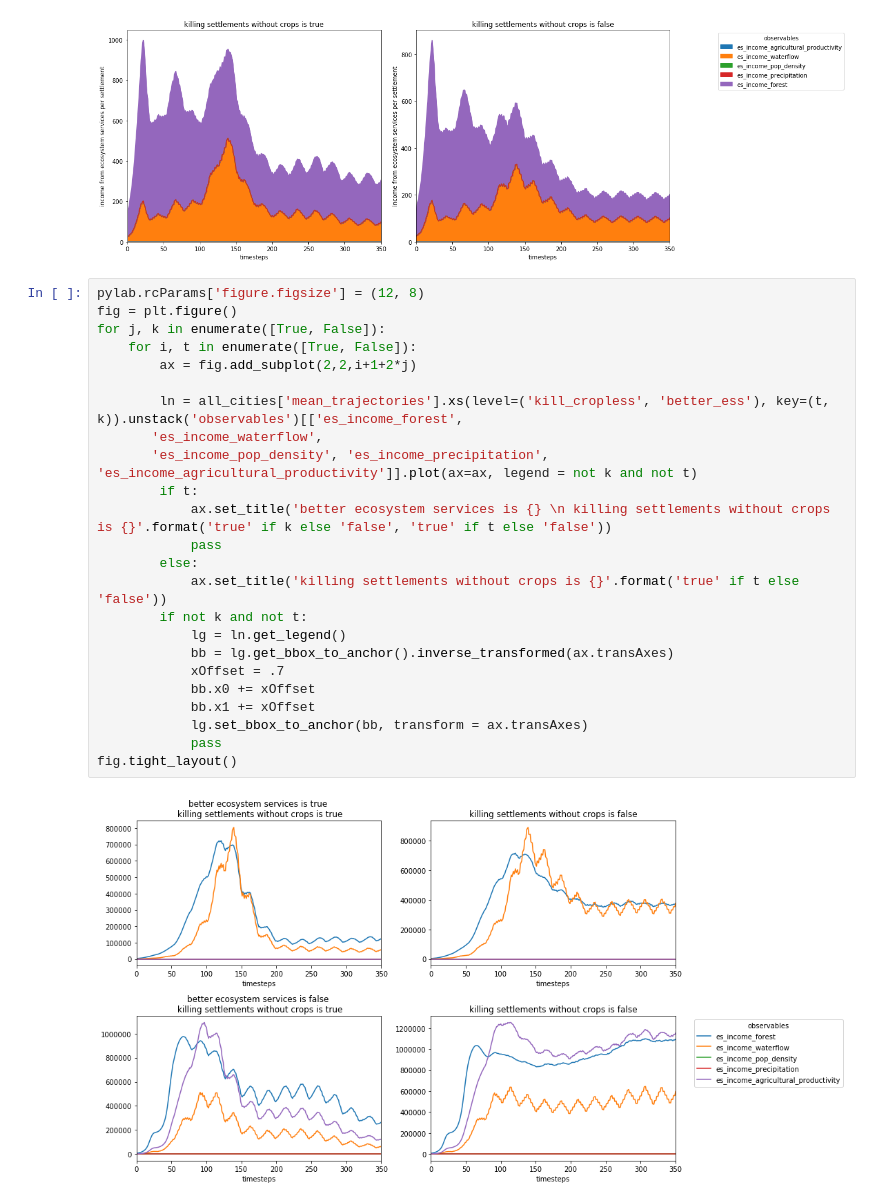
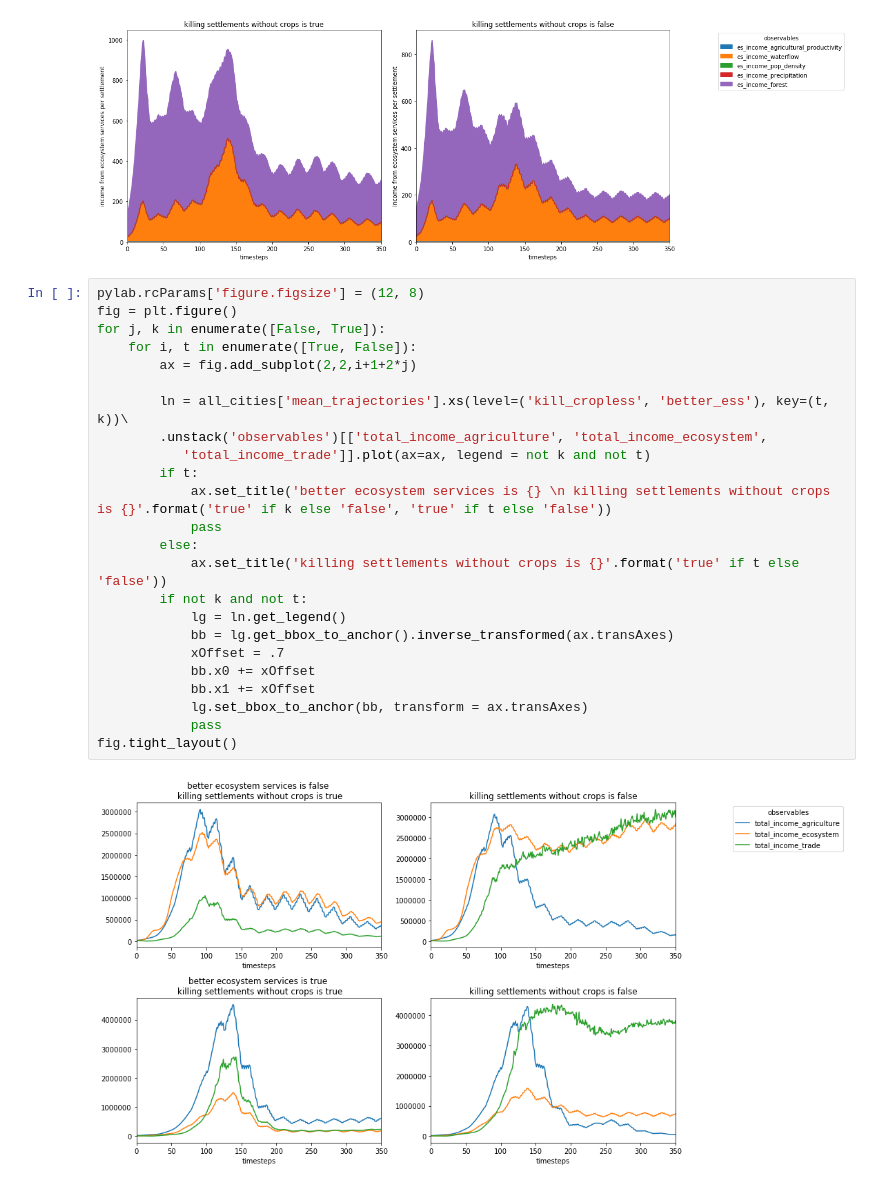
Before and after one commit to jakobkolb/Mayasim, a Jupyter notebook: Evaluation_Notebooks/X4_indepth_study_of_ecosystem_services.ipynb, the cells around one changed output. Saved outputs shown, nothing was run; the diff lists cells and outputs as text.

```diff
--- a/Evaluation_Notebooks/X4_indepth_study_of_ecosystem_services.ipynb
+++ b/Evaluation_Notebooks/X4_indepth_study_of_ecosystem_services.ipynb
@@ -163,26 +163,26 @@ areaplot(devider='total_settlements',
 # %%
 pylab.rcParams['figure.figsize'] = (12, 8)
 fig = plt.figure()
-for j, k in enumerate([True, False]):
+for j, k in enumerate([False, True]):
     for i, t in enumerate([True, False]):
         ax = fig.add_subplot(2,2,i+1+2*j)
 
-        ln = all_cities['mean_trajectories'].xs(level=('kill_cropless', 'better_ess'), key=(t, k)).unstack('observables')[['es_income_forest',
-       'es_income_waterflow',
-       'es_income_pop_density', 'es_income_precipitation', 'es_income_agricultural_productivity']].plot(ax=ax, legend = not k and not t)
+        ln = all_cities['mean_trajectories'].xs(level=('kill_cropless', 'better_ess'), key=(t, k))\
+        .unstack('observables')[['total_income_agriculture', 'total_income_ecosystem',
+           'total_income_trade']].plot(ax=ax, legend = not k and not t)
         if t:
             ax.set_title('better ecosystem services is {} \n killing settlements without crops is {}'.format('true' if k else 'false', 'true' if t else 'false'))
             pass
         else:
             ax.set_title('killing settlements without crops is {}'.format('true' if t else 'false'))
         if not k and not t:
             lg = ln.get_legend()
             bb = lg.get_bbox_to_anchor().inverse_transformed(ax.transAxes)
             xOffset = .7
             bb.x0 += xOffset
             bb.x1 += xOffset
             lg.set_bbox_to_anchor(bb, transform = ax.transAxes)
             pass
 fig.tight_layout()
 # %% [output]
-[figure, old version]
+[figure, new version]
```
Also changed, not shown: 1 other file.
